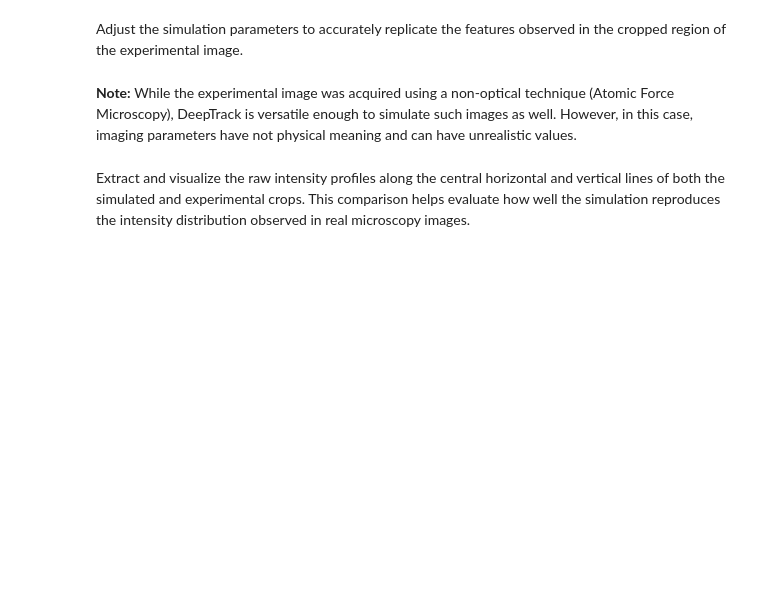
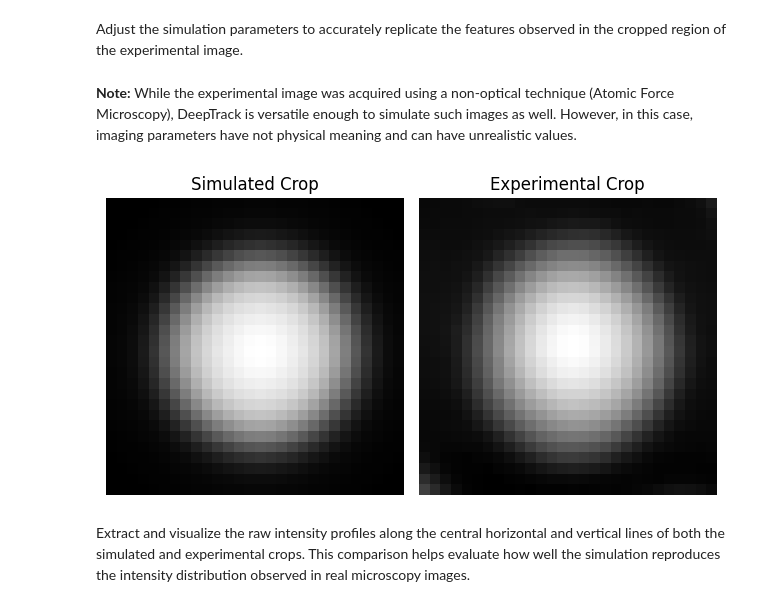
Before and after one commit to softmatterlab/ParticleTracking, a Jupyter notebook: tutorial/detection/spheres/detection_spheres.ipynb, the cells around one changed output. Saved outputs shown, nothing was run; the diff lists cells and outputs as text; code cells hidden in the pictures; blank space fills up the shorter version.

```diff
--- a/tutorial/detection/spheres/detection_spheres.ipynb
+++ b/tutorial/detection/spheres/detection_spheres.ipynb
@@ -189,7 +203,7 @@ Adjust the simulation parameters to accurately replicate the features observed i
 **Note:** While the experimental image was acquired using a non-optical technique (Atomic Force Microscopy), DeepTrack is versatile enough to simulate such images as well. However, in this case, imaging parameters have not physical meaning and can have unrealistic values.
 # %%
 # Same as the box width.
-image_size = width
+sim_crop_size = exp_crop_size
 
 # Size of a pixel in nanometers in the output image.
 pixel_size_nm = 100 # In nm.
@@ -199,7 +213,7 @@ particle_radius = 950 # In nm.
 
 # Define central spherical scatterer.
 sphere = dt.Sphere(
-    position=0.5 * np.array([image_size, image_size]),
+    position=0.5 * np.array([sim_crop_size, sim_crop_size]),
     z=0 * dt.units.nm, # Particle in focus.
     radius=particle_radius * dt.units.nm,  # Radius in nanometers.
     intensity=7.5E4,  # Field magnitude squared.
@@ -208,37 +222,39 @@ sphere = dt.Sphere(
 # Simulate the properties of the fluorescence microscope.
 optics = dt.Fluorescence(
     NA=0.7,  # Numerical aperture.
     wavelength=590 * dt.units.nm,
     refractive_index_medium=1.33,
-    output_region=[0, 0, image_size, image_size],
+    output_region=[0, 0, sim_crop_size, sim_crop_size],
     magnification=1,
     resolution=pixel_size_nm * dt.units.nm, # Camera resolution or effective resolution.
 )
 
 # Apply transformations.
 sim_crop = (
     optics(sphere)
     >> dt.Background(2500)
 )
 # Turn the crop into a NumPy array.
-simulated_crop = np.squeeze(sim_crop())
+sim_crop = np.squeeze(sim_crop())
 
 # Plot the simulated and experimental crops.
 fig, axes = plt.subplots(1, 2)
 
 # Simulated crop.
-plot = axes[0].imshow(simulated_crop, cmap="gray")
+axes[0].imshow(sim_crop, cmap="gray")
 axes[0].axis("off")
 axes[0].set_title("Simulated Crop")
 
 # Experimental crop.
-axes[1].imshow(crop, cmap="gray")
+axes[1].imshow(exp_crop, cmap="gray")
 axes[1].axis("off")
 axes[1].set_title("Experimental Crop")
 
 # Adjust layout and show plot.
 plt.tight_layout()
 plt.show()
+# %% [output]
+[figure, added]
 # %% [markdown]
 Extract and visualize the raw intensity profiles along the central horizontal and vertical lines of both the simulated and experimental crops. This comparison helps evaluate how well the simulation reproduces the intensity distribution observed in real microscopy images.
 # %%
```
Also changed, not shown: parts of 39 cells of this notebook, 11 other files.
